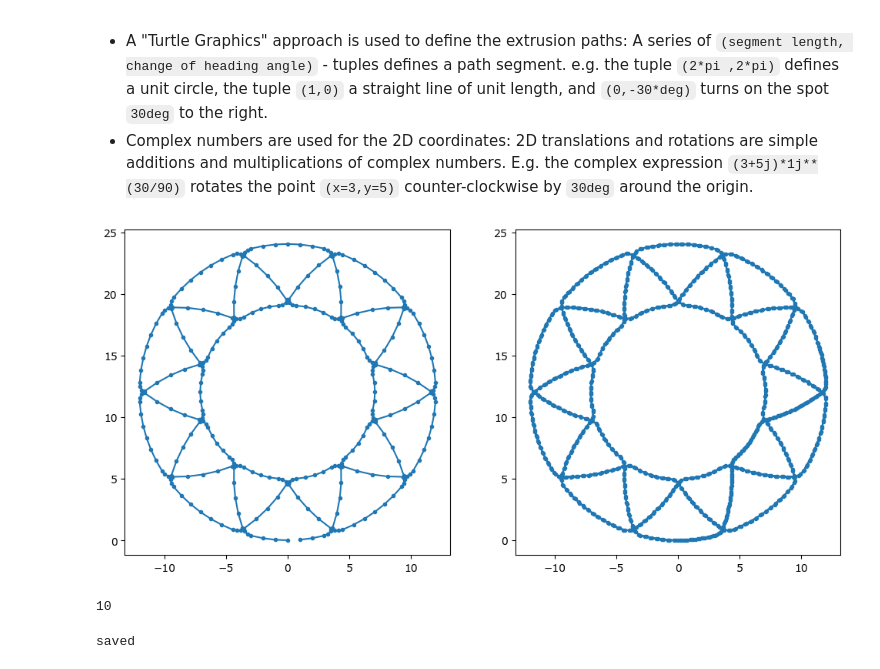
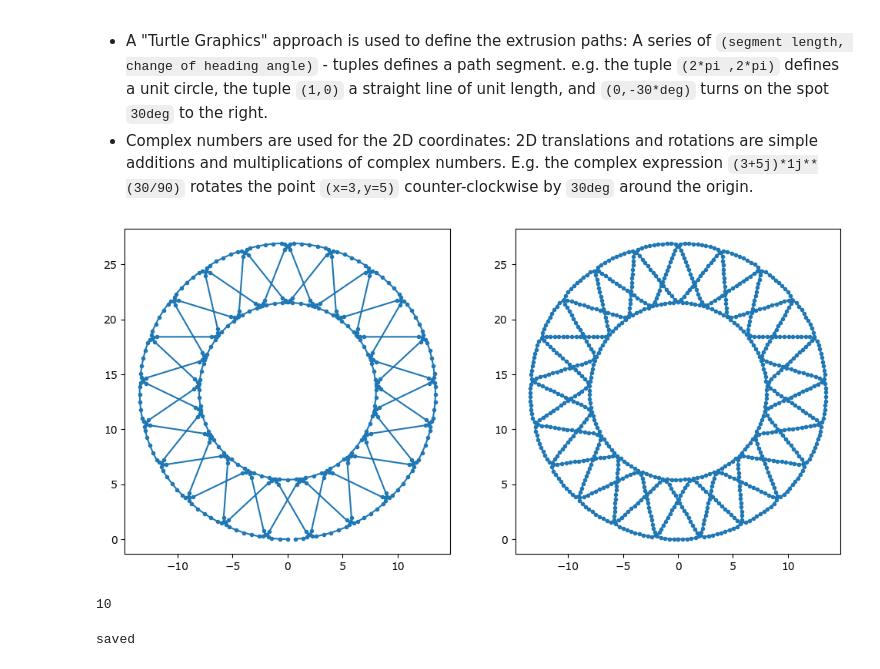
Before and after one commit to RichardPotthoff/3D_Printing, a Jupyter notebook: turtlemesh.ipynb, the cells around one changed output. Cells and saved outputs as stored; diff of their text form; code cells hidden in the pictures.

```diff
--- a/turtlemesh.ipynb
+++ b/turtlemesh.ipynb
@@ -103,31 +103,31 @@ def Segments2Complex(Segs,p0=0+0j,scale=1.0,a0=1+0j,tol=0.05,offs=0,loops=1,retu
 # %%
 from math import pi
 deg=pi/180
 mirror=lambda a:a+a[::-1]
 def mirror(a): return a+a[::-1]
 def rackSegment(l=1,w1=0.5,w2=0.5,r1=0.1,r2=0.1,a=60*deg,c=0*deg,da=0,daw=0):return mirror([(w1/2,daw/2),(r1*a,a+da/4-daw/2-c/4),(l,c/2),(r2*a,-a+da/4-daw/2-c/4),(w2/2,daw/2)])
 #ns,nc=20,3
-#ns,nc=21,4
-ns,nc=10,3
+ns,nc=21,4
+#ns,nc=10,3
 rs=rackSegment(w1=0.575,w2=0.3,r1=0.2,r2=0.2,da=2*pi/(ns/nc),daw=0.8* 2*pi/ns)
-rs=rackSegment(w1=1.2,w2=0.6,r1=0.2,r2=0.2,a=55*deg,da=2*pi/(ns/nc),c=45*deg,daw=0.8* 2*pi/ns)
+#rs=rackSegment(w1=1.2,w2=0.6,r1=0.2,r2=0.2,a=55*deg,da=2*pi/(ns/nc),c=45*deg,daw=0.8* 2*pi/ns)
 
 pr1=np.array(list(Segments2Complex(rs,scale=5,tol=0.02,loops=ns))).transpose()
 #pr1=np.array(list(Segments2Complex([(1,0),(0,60*deg),(0.5,0)],scale=5,tol=0.02,loops=21))).transpose()
 fig,(ax1,ax2)=plt.subplots(1,2,figsize=(12,6))
 ax1.plot(pr1.real,pr1.imag,'.-')
 n=1000
 t=np.linspace(1/n,21,n)
 pr2=InterpSegments(rs,t,a0=1,p0=0+0j,scale=5)
 #pr2=InterpSegments([(1,0),(0,60*deg),(0.5,0)],t,a0=1,p0=0+0j,scale=1)
 ax2.plot(pr2.real,pr2.imag,'.-')
 ax1.set_aspect('equal')
 ax2.set_aspect('equal')
 plt.show()
 len(pr1)
 len(rs)
 # %% [output]
-[figure, old version]
+[figure, new version]
 10
 # %%
 import io
```
